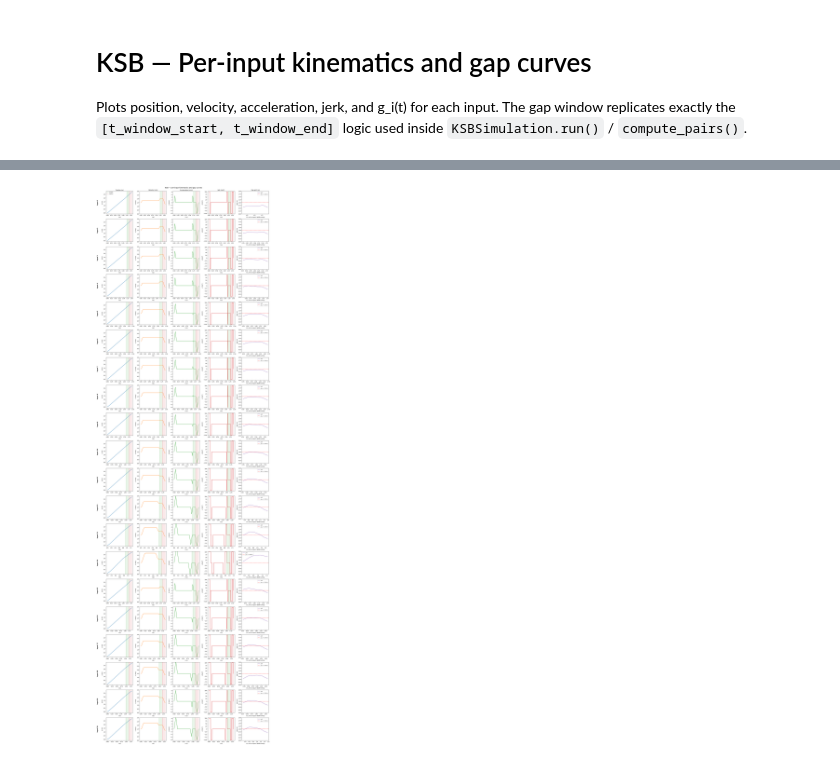
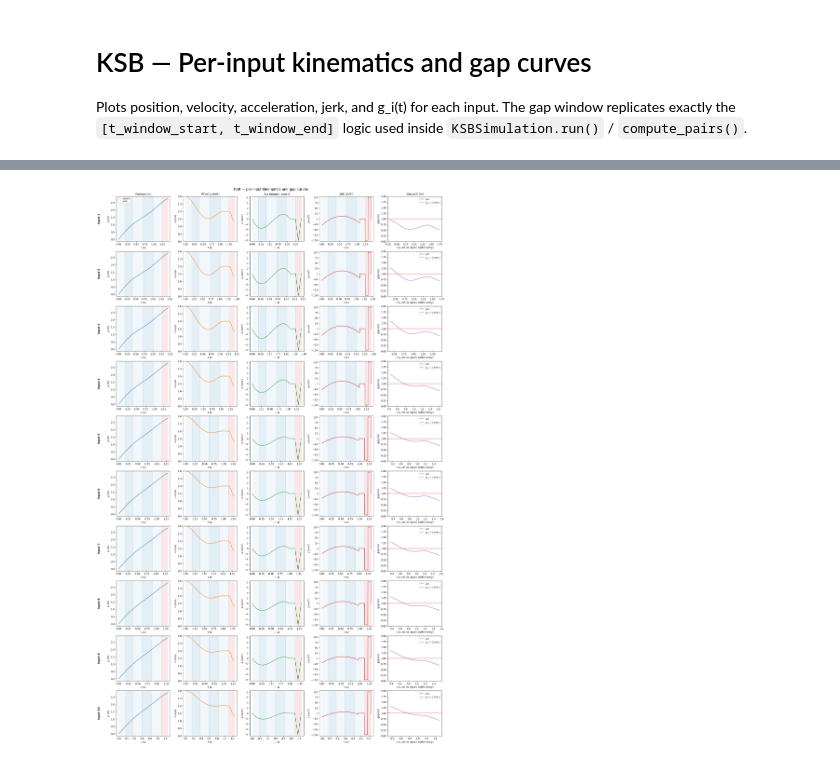
Before and after one commit to JvPost/Portfolio, a Jupyter notebook: ksb/notebooks/plot_inputs.ipynb, the cells around one changed output, grey strips where cells are left out. Saved outputs shown, nothing was run; the diff lists cells and outputs as text; code cells hidden in the pictures.

```diff
--- a/ksb/notebooks/plot_inputs.ipynb
+++ b/ksb/notebooks/plot_inputs.ipynb
@@ -265,4 +52,5 @@ Registrar: v_in=2.000 → v_out=1.320, T_active=0.1649s, T_coast=0.0047s, T_tota
 # %%
-fig = plot_inputs(result, N=20, i_start=0)
+plotter = InputPlotter(cfg)
+fig = plotter.plot(result, N=10, i_start=0)
 # %% [output]
-[figure, old version]
+[figure, new version]
```
Also changed, not shown: parts of 4 cells of this notebook, 7 other files.
